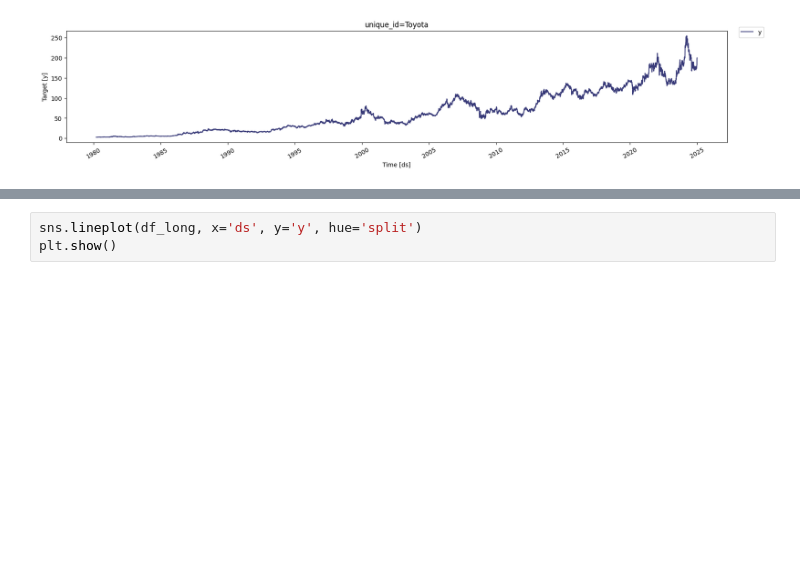
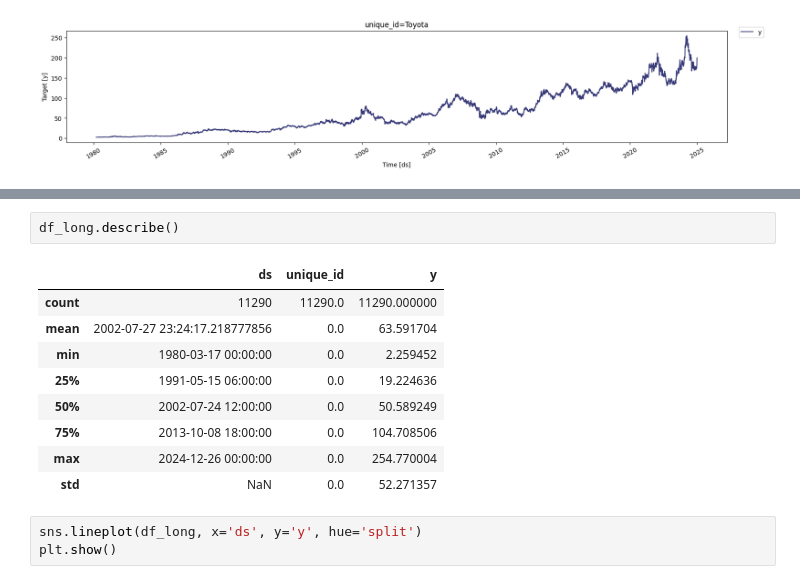
Before and after one commit to Clarkson-Applied-Data-Science/2025_ia651_kay, a Jupyter notebook: toyota.ipynb, the cells around one changed output, grey strips where cells are left out. Cells and saved outputs as stored; diff of their text form; blank space fills up the shorter version.

```diff
--- a/toyota.ipynb
+++ b/toyota.ipynb
@@ -274,3 +303,15 @@ df_long.head()
+# %%
+df_long.describe()
+# %% [output]
+|  | ds | unique_id | y |
+| count | 11290 | 11290.0 | 11290.000000 |
+| mean | 2002-07-27 23:24:17.218777856 | 0.0 | 63.591704 |
+| min | 1980-03-17 00:00:00 | 0.0 | 2.259452 |
+| 25% | 1991-05-15 06:00:00 | 0.0 | 19.224636 |
+| 50% | 2002-07-24 12:00:00 | 0.0 | 50.589249 |
+| 75% | 2013-10-08 18:00:00 | 0.0 | 104.708506 |
+| max | 2024-12-26 00:00:00 | 0.0 | 254.770004 |
+| std | NaN | 0.0 | 52.271357 |
 # %%
 sns.lineplot(df_long, x='ds', y='y', hue='split')
 plt.show()
```
Also changed, not shown: parts of 14 cells of this notebook.
